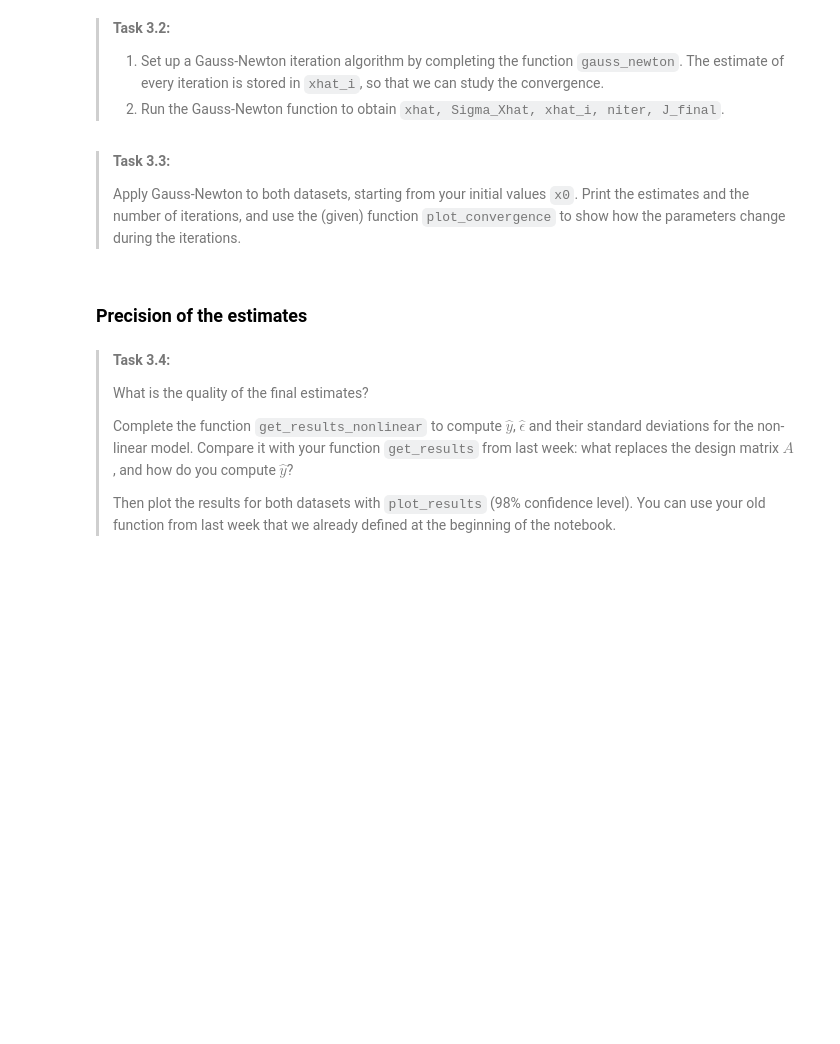
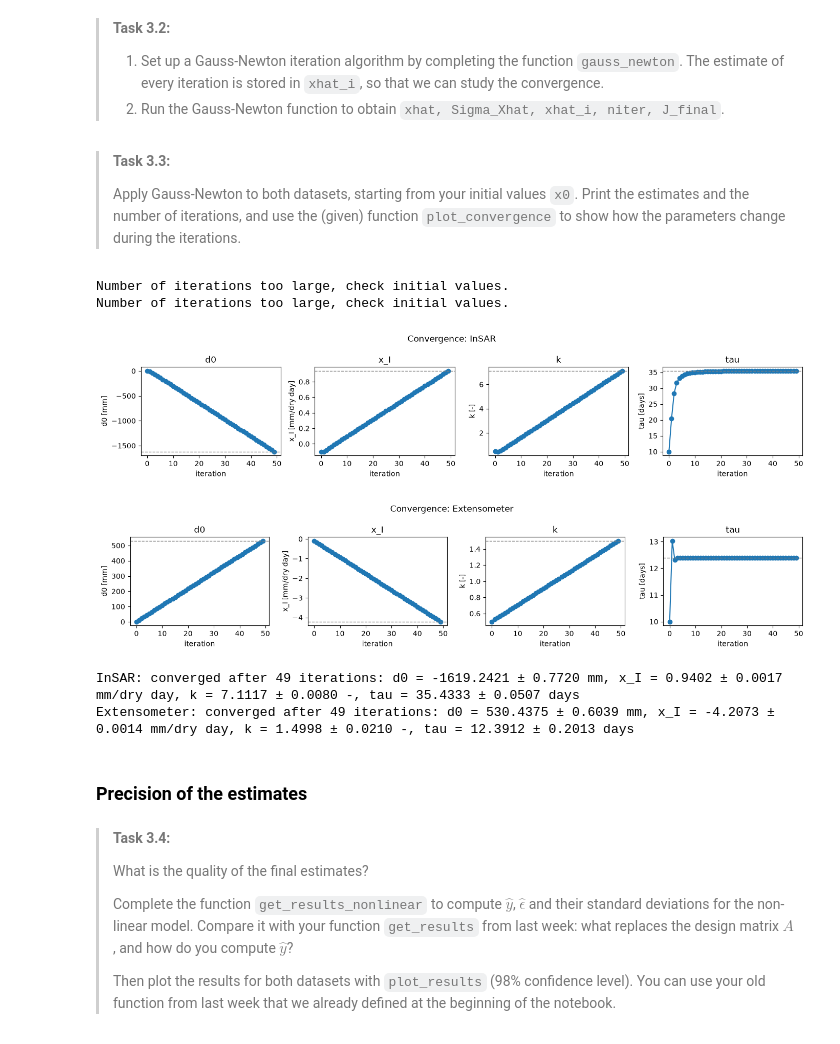
Before and after one commit to PienGoselink/GA8, a Jupyter notebook: fit_me_baby_one_more_time.ipynb, the cells around one changed output. Drawn from its saved outputs; the diff is of its cells as text; code cells hidden in the pictures; blank space fills up the shorter version.

```diff
--- a/fit_me_baby_one_more_time.ipynb
+++ b/fit_me_baby_one_more_time.ipynb
@@ -274,20 +272,26 @@ $$
 # %%
 def water_surplus_and_derivative(P, E, tau):
     '''Leaky-bucket water surplus S [mm] and its derivative dS/dtau [mm/day].'''
-    a = ### YOUR CODE HERE ###
-    S = ### YOUR CODE HERE ###
-    dS = ### YOUR CODE HERE ###
-    S_previous, dS_previous = ### YOUR CODE HERE ###
+    a = np.exp(-1/tau)
+    S = np.zeros(len(P))
+    dS = np.zeros(len(P))
+    S_previous, dS_previous = 0, 0
+
+
     for i in range(len(P)):
-        ### YOUR CODE HERE ###
+
+        S[i] = a * S_previous + (P[i] - E[i])
+        dS[i] = ((a / tau**2) * S_previous) +  (a * dS_previous)
+        S_previous, dS_previous = S[i], dS[i]
+
     return S, dS
-
 
 def jacobian(x, day):
     '''Jacobian matrix of the model at the days `day`, evaluated at x = [d0, x_I, k, tau].'''
     d0, x_I, k, tau = x
     S, dS = water_surplus_and_derivative(P, E, tau)
-    J = ### YOUR CODE HERE ###
+    J = np.column_stack([np.ones(len(day)), D[day], S[day], k * dS[day]])
+
     return J
 # %% [markdown]
 Run the cell below to check if your Jacobian matrix is correct.
@@ -313,4 +319,7 @@ else:
 # %%
+x0 = [d0_i, xI_i, k_i, tau_i]
+
+
 J = jacobian(x0, day_insar)
 
 print('The first 5 rows of the Jacobian matrix (InSAR) are:')
@@ -322,8 +338,10 @@ print(J[0:5, :])
 >
 > Set up the stochastic model: the covariance matrices `Sigma_Y_insar` and `Sigma_Y_ext`, like last week. Remember that the observations are normally distributed and independent, with $\sigma_{\text{InSAR}} = 3$ mm and $\sigma_{\text{ext}} = 8$ mm.
 # %%
-Sigma_Y_insar = ### YOUR CODE HERE ###
-Sigma_Y_ext = ### YOUR CODE HERE ###
+# sigma_insar = 3   # mm
+# sigma_ext = 8     # mm
+Sigma_Y_insar = np.diag(np.full(len(y_insar), sigma_insar**2))
+Sigma_Y_ext = np.diag(np.full(len(y_ext), sigma_ext**2))
 
 print('shape of Sigma_Y_insar:', Sigma_Y_insar.shape)
 print('shape of Sigma_Y_ext:', Sigma_Y_ext.shape)
@@ -348,15 +369,15 @@ def gauss_newton(x0, day, y_obs, Sigma_Y, max_iter=50):
         # computed displacement based on the current estimate
         y_i = forward_model(xhat_i[iter_ind, :], day)
 
-        dy = ### YOUR CODE HERE ###
-        J = ### YOUR CODE HERE ###
+        dy = y_obs- y_i
+        J = jacobian(xhat_i[iter_ind, :], day)
 
-        d_xhat, Sigma_Xhat = ### YOUR CODE HERE ###
+        d_xhat, Sigma_Xhat = BLUE(J, dy, Sigma_Y)
         # Hint: re-use your function BLUE
 
-        xhat_i[iter_ind + 1, :] = ### YOUR CODE HERE ###
+        xhat_i[iter_ind + 1, :] = d_xhat + xhat_i[iter_ind, :]
 
-        xnrm = ### YOUR CODE HERE ###
+        xnrm = np.linalg.norm(d_xhat)
 
         # Update the iteration number
         iter_ind += 1
@@ -389,14 +410,21 @@ def plot_convergence(name, x_history):
     plt.tight_layout()
     plt.show()
 # %%
-xhat_insar, Sigma_Xhat_insar, xhat_i_insar, niter_insar, J_final_insar = ### YOUR CODE HERE ###
-xhat_ext, Sigma_Xhat_ext, xhat_i_ext, niter_ext, J_final_ext = ### YOUR CODE HERE ###
+xhat_insar, Sigma_Xhat_insar, xhat_i_insar, niter_insar, J_final_insar = gauss_newton(x0, day_insar, y_insar, Sigma_Y_insar)
+xhat_ext, Sigma_Xhat_ext, xhat_i_ext, niter_ext, J_final_ext = gauss_newton(x0, day_ext, y_ext, Sigma_Y_ext)
 
 plot_convergence('InSAR', xhat_i_insar)
 plot_convergence('Extensometer', xhat_i_ext)
 
 print(f'InSAR: converged after {niter_insar} iterations: ' + ', '.join(f'{labels[j]} = {xhat_insar[j]:.4f} ± {np.sqrt(Sigma_Xhat_insar[j, j]):.4f} {units[j]}' for j in range(len(labels))))
 print(f'Extensometer: converged after {niter_ext} iterations: ' + ', '.join(f'{labels[j]} = {xhat_ext[j]:.4f} ± {np.sqrt(Sigma_Xhat_ext[j, j]):.4f} {units[j]}' for j in range(len(labels))))
+# %% [output]
+Number of iterations too large, check initial values.
+Number of iterations too large, check initial values.
+[figure, added]
+[figure, added]
+InSAR: converged after 49 iterations: d0 = -1619.2421 ± 0.7720 mm, x_I = 0.9402 ± 0.0017 mm/dry day, k = 7.1117 ± 0.0080 -, tau = 35.4333 ± 0.0507 days
+Extensometer: converged after 49 iterations: d0 = 530.4375 ± 0.6039 mm, x_I = -4.2073 ± 0.0014 mm/dry day, k = 1.4998 ± 0.0210 -, tau = 12.3912 ± 0.2013 days
 # %% [markdown]
 ### Precision of the estimates
 # %% [markdown]
```
Also changed, not shown: parts of 9 cells of this notebook.
